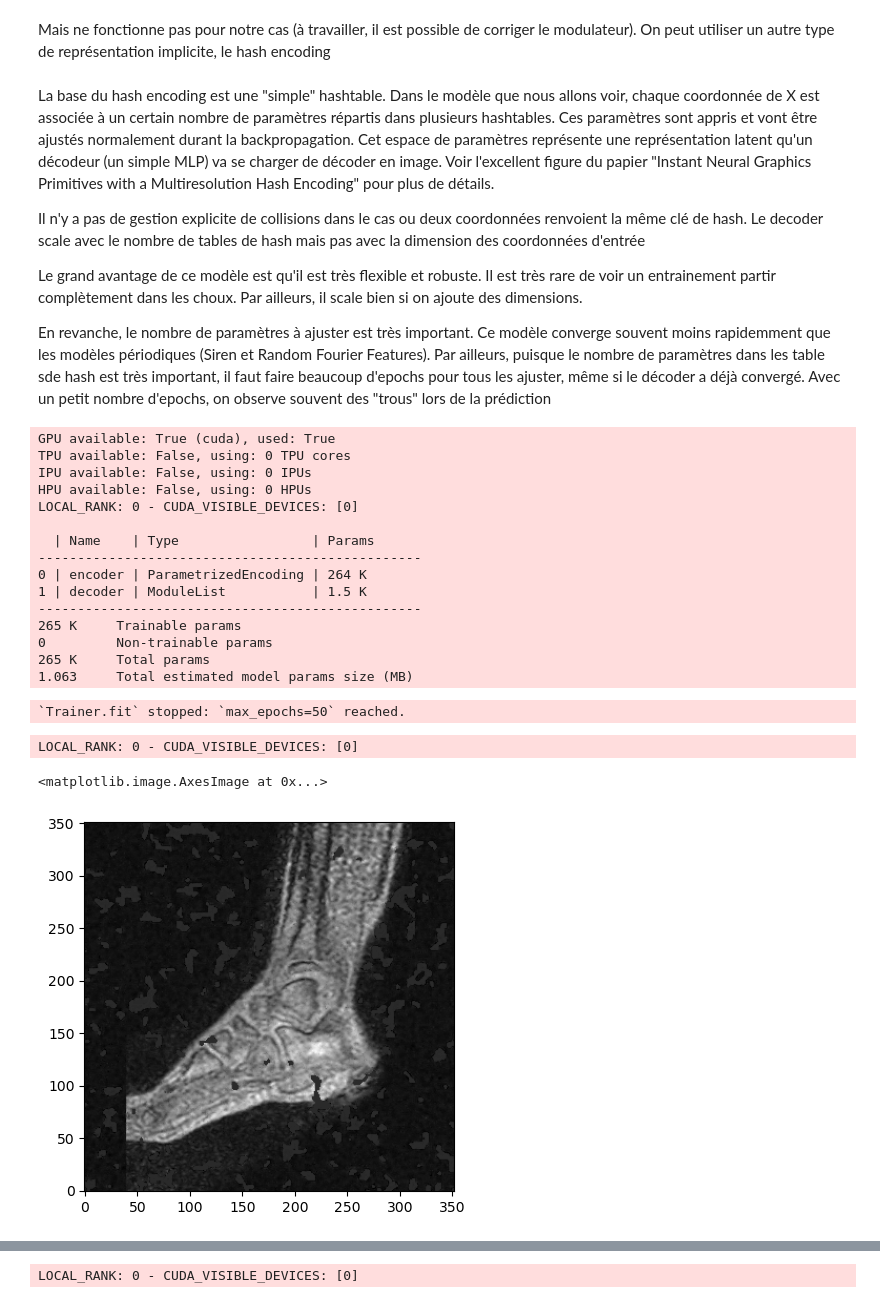
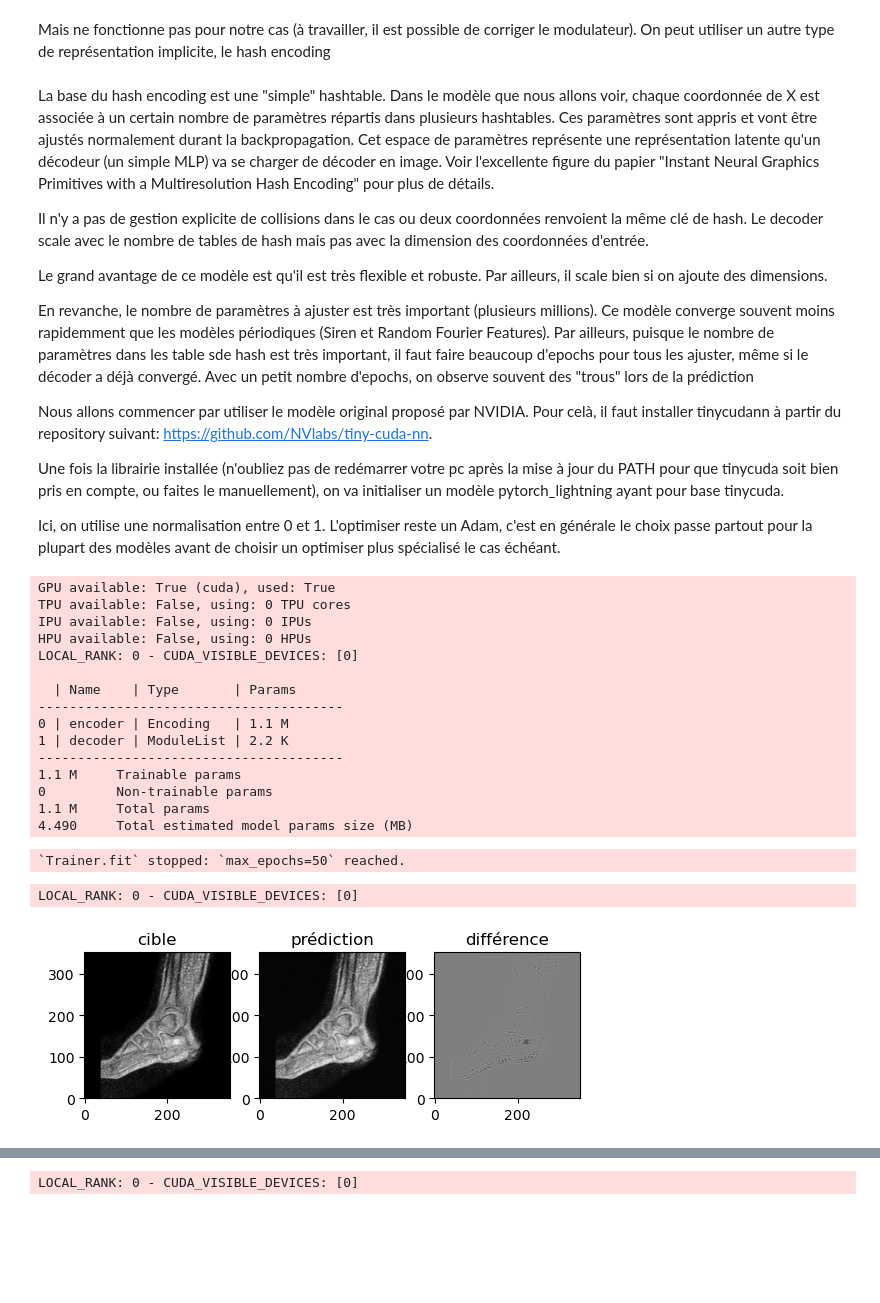
Before and after one commit to Benjamin-Fouquet/mri_interpolation, a Jupyter notebook: ReprésentationsImplicites.ipynb, the cells around one changed output, grey strips where cells are left out. Drawn from its saved outputs; the diff is of its cells as text; code cells hidden in the pictures; blank space fills up the shorter version.

```diff
--- a/ReprésentationsImplicites.ipynb
+++ b/ReprésentationsImplicites.ipynb
@@ -50,12 +43,12 @@ dim_in = len(data.shape)
 
 #On tensorise nos données puis on normalise entre -1 et 1
 Y = torch.FloatTensor(data).reshape(-1, 1)
-Y = Y / Y.max() * 2 - 1
+Y = Y / Y.max()
 
 #Creation de la grille de coordonnées en points d'entrée
 axes = []
 for s in image_shape:
-    axes.append(torch.linspace(-1, 1, s))
+    axes.append(torch.linspace(0, 1, s))
 
 mgrid = torch.stack(torch.meshgrid(*axes, indexing='ij'), dim=-1)
 
@@ -804,13 +1045,19 @@ plt.show()
 # %% [markdown]
 Mais ne fonctionne pas pour notre cas (à travailler, il est possible de corriger le modulateur). On peut utiliser un autre type de représentation implicite, le hash encoding
 # %% [markdown]
-La base du hash encoding est une "simple" hashtable. Dans le modèle que nous allons voir, chaque coordonnée de X est associée à un certain nombre de paramètres répartis dans plusieurs hashtables. Ces paramètres sont appris et vont être ajustés normalement durant la backpropagation. Cet espace de paramètres représente une représentation latent qu'un décodeur (un simple MLP) va se charger de décoder en image. Voir l'excellent figure du papier "Instant Neural Graphics Primitives with a Multiresolution Hash Encoding" pour plus de détails.
+La base du hash encoding est une "simple" hashtable. Dans le modèle que nous allons voir, chaque coordonnée de X est associée à un certain nombre de paramètres répartis dans plusieurs hashtables. Ces paramètres sont appris et vont être ajustés normalement durant la backpropagation. Cet espace de paramètres représente une représentation latente qu'un décodeur (un simple MLP) va se charger de décoder en image. Voir l'excellente figure du papier "Instant Neural Graphics Primitives with a Multiresolution Hash Encoding" pour plus de détails.
 
-Il n'y a pas de gestion explicite de collisions dans le cas ou deux coordonnées renvoient la même clé de hash. Le decoder scale avec le nombre de tables de hash mais pas avec la dimension des coordonnées d'entrée
+Il n'y a pas de gestion explicite de collisions dans le cas ou deux coordonnées renvoient la même clé de hash. Le decoder scale avec le nombre de tables de hash mais pas avec la dimension des coordonnées d'entrée.
 
-Le grand avantage de ce modèle est qu'il est très flexible et robuste. Il est très rare de voir un entrainement partir complètement dans les choux. Par ailleurs, il scale bien si on ajoute des dimensions.
+Le grand avantage de ce modèle est qu'il est très flexible et robuste. Par ailleurs, il scale bien si on ajoute des dimensions.
 
-En revanche, le nombre de paramètres à ajuster est très important. Ce modèle converge souvent moins rapidemment que les modèles périodiques (Siren et Random Fourier Features). Par ailleurs, puisque le nombre de paramètres dans les table sde hash est très important, il faut faire beaucoup d'epochs pour tous les ajuster, même si le décoder a déjà convergé. Avec un petit nombre d'epochs, on observe souvent des "trous" lors de la prédiction
+En revanche, le nombre de paramètres à ajuster est très important (plusieurs millions). Ce modèle converge souvent moins rapidemment que les modèles périodiques (Siren et Random Fourier Features). Par ailleurs, puisque le nombre de paramètres dans les table sde hash est très important, il faut faire beaucoup d'epochs pour tous les ajuster, même si le décoder a déjà convergé. Avec un petit nombre d'epochs, on observe souvent des "trous" lors de la prédiction
+
+Nous allons commencer par utiliser le modèle original proposé par NVIDIA. Pour celà, il faut installer tinycudann à partir du repository suivant: https://github.com/NVlabs/tiny-cuda-nn.
+
+Une fois la librairie installée (n'oubliez pas de redémarrer votre pc après la mise à jour du PATH pour que tinycuda soit bien pris en compte, ou faites le manuellement), on va initialiser un modèle pytorch_lightning ayant pour base tinycuda.
+
+Ici, on utilise une normalisation entre 0 et 1. L'optimiser reste un Adam, c'est en générale le choix passe partout pour la plupart des modèles avant de choisir un optimiser plus spécialisé le cas échéant.
 # %%
 '''
 Reference papers:
@@ -930,16 +1183,19 @@ class HashMLP(pl.LightningModule):
         self.latents.append(z)
         return y_pred
 # %%
+
 #Parametres pour l'entrainement et le réseau
 batch_size = 5000
-epochs = 50 #augmenter nombre d'epoch pour full clean et expliquer pourquoi trous
-dim_hidden = 128
+epochs = 50
+dim_hidden = 64
 dim_out = 1
 n_layers = 2
 encoder_type = 'tcnn'
-n_levels=8  #16
+n_levels=16  #16
 base_resolution= 64
-per_level_scale = 1.3   #1.14
+per_level_scale = 1.14 #1.3 #1.14
+n_features_per_level = 2
+log2_hashmap_size = 16
 finest_resolution = None #used for non tcnn version
 interpolation = 'Linear'
 
@@ -980,47 +1236,59 @@ model = HashMLP(
     n_layers=n_layers,
     encoder_type=encoder_type,
     n_levels=n_levels,
-    n_features_per_level=1,
-    log2_hashmap_size=16,
+    n_features_per_level=n_features_per_level, #1
+    log2_hashmap_size=log2_hashmap_size,
     base_resolution=base_resolution,
     finest_resolution=finest_resolution,
     per_level_scale=per_level_scale,
-    lr=1e-3,
+    lr=1e-4,
     interpolation=interpolation
 )
 
 trainer = pl.Trainer(
     gpus=[0] if torch.cuda.is_available() else [],
     max_epochs=epochs,
     precision=32,
 )
 
 trainer.fit(model, train_loader)
 
 pred = torch.concat(trainer.predict(model, test_loader))
 
 im = pred.reshape(data.shape)
 im = im.detach().cpu().numpy()
 im = np.array(im, dtype=np.float32)
 
-plt.imshow(im.T, origin='lower', cmap='gray')
+fig, axes = plt.subplots(1, 3)
+
+gt = data / data.max()
+
+diff = im - gt
+
+axes[0].title.set_text('cible')
+axes[0].imshow(gt.T, origin='lower', cmap='gray')
+axes[1].title.set_text('prédiction')
+axes[1].imshow(im.T, origin='lower', cmap='gray')
+axes[2].title.set_text('différence')
+axes[2].imshow(diff.T, origin='lower', cmap='gray')
+
+plt.show()
 # %% [output]
 GPU available: True (cuda), used: True
 TPU available: False, using: 0 TPU cores
 IPU available: False, using: 0 IPUs
 HPU available: False, using: 0 HPUs
 LOCAL_RANK: 0 - CUDA_VISIBLE_DEVICES: [0]
 
-  | Name    | Type                 | Params
--------------------------------------------------
-0 | encoder | ParametrizedEncoding | 264 K
-1 | decoder | ModuleList           | 1.5 K
--------------------------------------------------
-265 K     Trainable params
+  | Name    | Type       | Params
+---------------------------------------
+0 | encoder | Encoding   | 1.1 M
+1 | decoder | ModuleList | 2.2 K
+---------------------------------------
+1.1 M     Trainable params
 0         Non-trainable params
-265 K     Total params
-1.063     Total estimated model params size (MB)
+1.1 M     Total params
+4.490     Total estimated model params size (MB)
 `Trainer.fit` stopped: `max_epochs=50` reached.
 LOCAL_RANK: 0 - CUDA_VISIBLE_DEVICES: [0]
-<matplotlib.image.AxesImage at 0x...>
-[figure, old version]
+[figure, new version]
```
Also changed, not shown: parts of 57 cells of this notebook.
